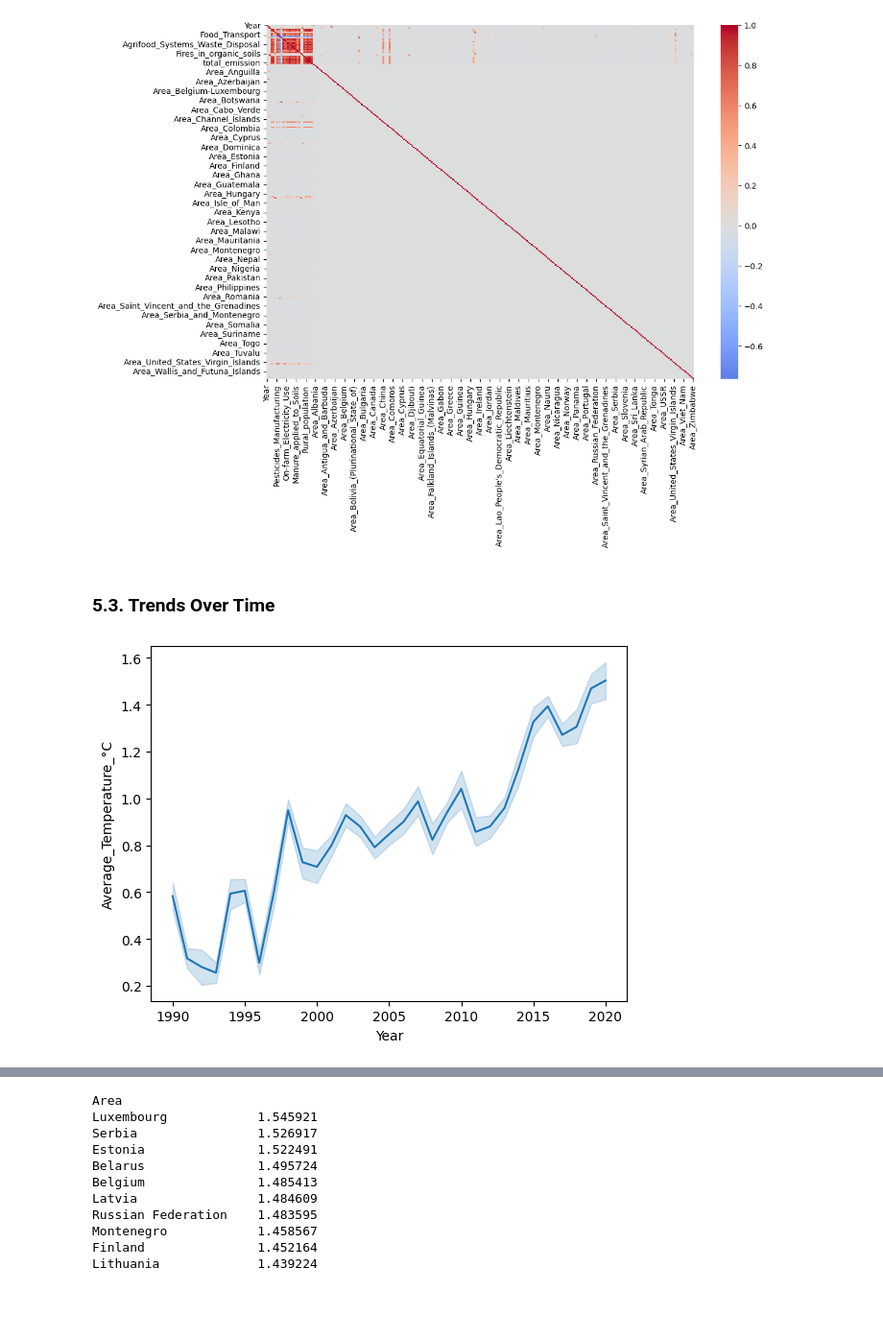
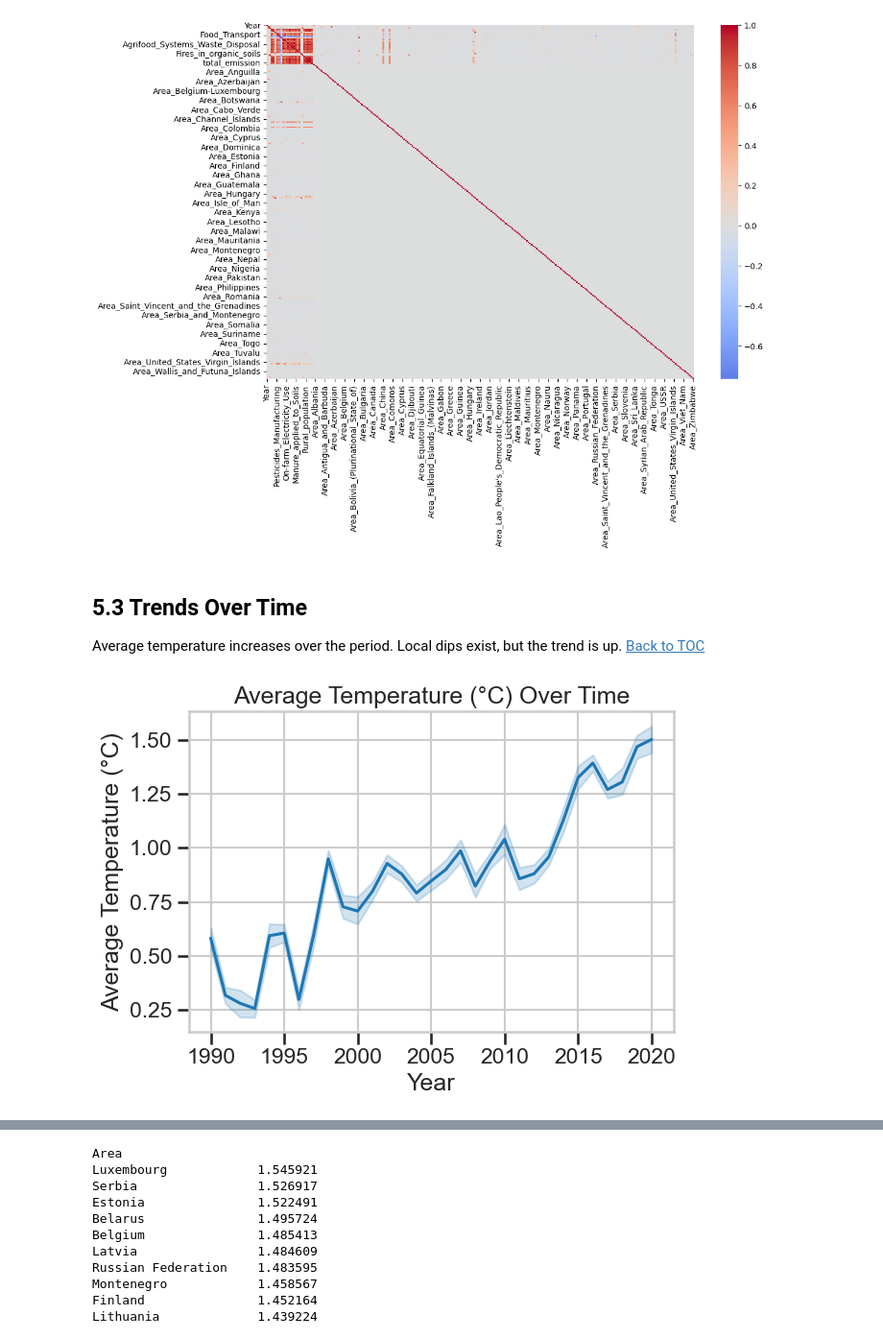
Before and after one commit to TiffanyWatt/2401PTDS_Regression_Project, a Jupyter notebook: CO2_climate change.ipynb, the cells around one changed output, grey strips where cells are left out. Shown at 96% size. Cells and saved outputs as stored; diff of their text form; code cells hidden in the pictures; blank space fills up the shorter version.

```diff
--- a/CO2_climate change.ipynb
+++ b/CO2_climate change.ipynb
@@ -183,4 +194,8 @@ Everything up-to-date
 # %%
+# --- Global setup (put this at the very top) ---
+TARGET = "Average_Temperature_°C"
+RANDOM_STATE = 42
+
 # Libraries for data loading, manipulation and analysis
 
 # Importing core packages
@@ -195,6 +210,13 @@ from sklearn.linear_model import LinearRegression, Ridge, Lasso
 from sklearn.ensemble import RandomForestRegressor
 from sklearn.metrics import mean_squared_error, mean_absolute_error, r2_score
 
+plt.style.use("seaborn-v0_8-whitegrid")
+sns.set_context("talk")
+
+def tidy(ax, title, xlabel, ylabel):
+    ax.set(title=title, xlabel=xlabel, ylabel=ylabel)
+    ax.figure.tight_layout()
+
 # Displays output inline
 %matplotlib inline
 
@@ -445,10 +470,13 @@ plt.show()
 # %% [output]
 [figure]
 # %% [markdown]
-### 5.3. Trends Over Time
+<a id="5-3-trends"></a>
+## 5.3 Trends Over Time
+Average temperature increases over the period. Local dips exist, but the trend is up.
+[Back to TOC](#toc)
 # %%
-sns.lineplot(x='Year', y='Average_Temperature_°C', data=df_CO2_copy)
-plt.show()
+ax = sns.lineplot(x="Year", y=TARGET, data=df_CO2_copy, ci=90)
+tidy(ax, "Average Temperature (°C) Over Time", "Year", "Average Temperature (°C)")
 # %% [output]
-[figure, old version]
+[figure, new version]
 # %% [markdown]
```
Also changed, not shown: parts of 19 cells of this notebook.
